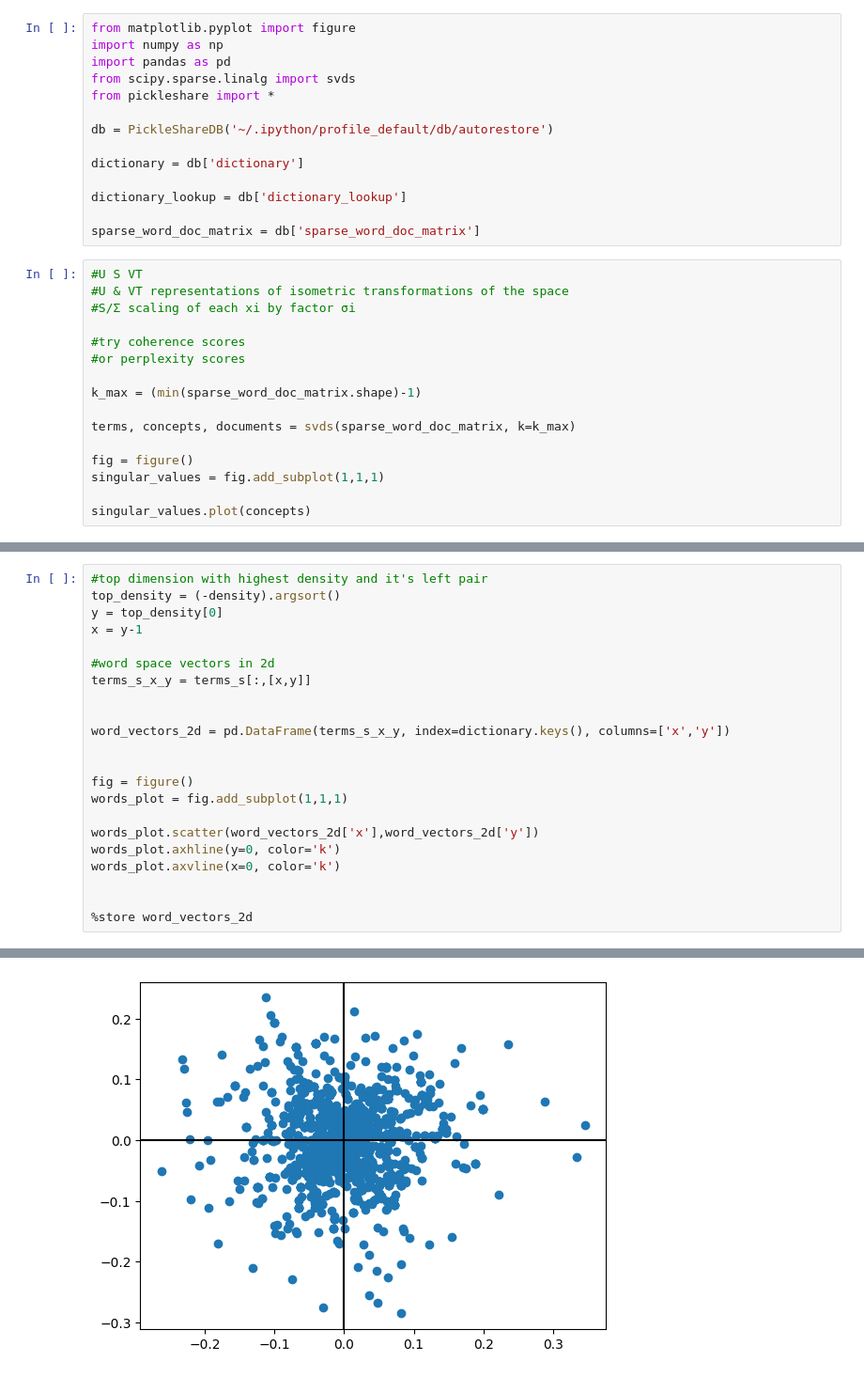
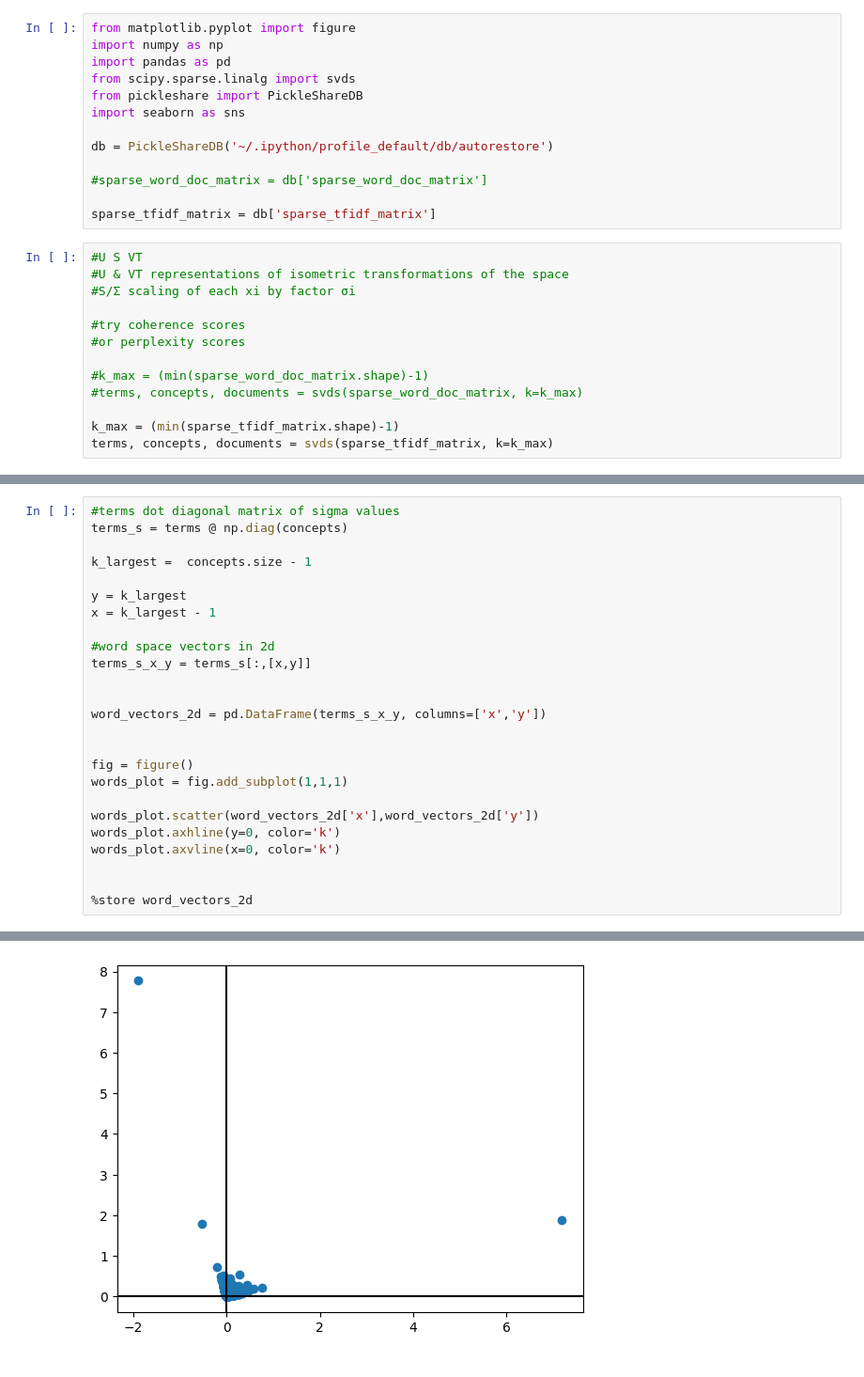
Before and after one commit to Using-Namespace-System/DensePMIWordVectors, a Jupyter notebook: notebooks/latent-symantec-analysis/latent-semantec-analysis.ipynb, the cells around one changed output, grey strips where cells are left out. Shown: that part at 94% size. Saved outputs shown, nothing was run; the diff lists cells and outputs as text.

Commit message:
Beginning PMI word vectors building network of bigrams

```diff
--- a/notebooks/latent-symantec-analysis/latent-semantec-analysis.ipynb
+++ b/notebooks/latent-symantec-analysis/latent-semantec-analysis.ipynb
@@ -3,15 +3,14 @@ from matplotlib.pyplot import figure
 import numpy as np
 import pandas as pd
 from scipy.sparse.linalg import svds
-from pickleshare import *
+from pickleshare import PickleShareDB
+import seaborn as sns
 
 db = PickleShareDB('~/.ipython/profile_default/db/autorestore')
 
-dictionary = db['dictionary']
+#sparse_word_doc_matrix = db['sparse_word_doc_matrix']
 
-dictionary_lookup = db['dictionary_lookup']
-
-sparse_word_doc_matrix = db['sparse_word_doc_matrix']
+sparse_tfidf_matrix = db['sparse_tfidf_matrix']
 # %%
 #U S VT
 #U & VT representations of isometric transformations of the space
@@ -20,11 +19,8 @@ sparse_word_doc_matrix = db['sparse_word_doc_matrix']
 #try coherence scores
 #or perplexity scores
 
-k_max = (min(sparse_word_doc_matrix.shape)-1)
+#k_max = (min(sparse_word_doc_matrix.shape)-1)
+#terms, concepts, documents = svds(sparse_word_doc_matrix, k=k_max)
 
-terms, concepts, documents = svds(sparse_word_doc_matrix, k=k_max)
-
-fig = figure()
-singular_values = fig.add_subplot(1,1,1)
-
-singular_values.plot(concepts)
+k_max = (min(sparse_tfidf_matrix.shape)-1)
+terms, concepts, documents = svds(sparse_tfidf_matrix, k=k_max)
@@ -60,25 +46,28 @@ density_fig.plot(density)
 # %%
-#top dimension with highest density and it's left pair
-top_density = (-density).argsort()
-y = top_density[0]
-x = y-1
+#terms dot diagonal matrix of sigma values
+terms_s = terms @ np.diag(concepts)
+
+k_largest =  concepts.size - 1
+
+y = k_largest
+x = k_largest - 1
 
 #word space vectors in 2d
 terms_s_x_y = terms_s[:,[x,y]]
 
 
-word_vectors_2d = pd.DataFrame(terms_s_x_y, index=dictionary.keys(), columns=['x','y'])
+word_vectors_2d = pd.DataFrame(terms_s_x_y, columns=['x','y'])
 
 
 fig = figure()
 words_plot = fig.add_subplot(1,1,1)
 
 words_plot.scatter(word_vectors_2d['x'],word_vectors_2d['y'])
 words_plot.axhline(y=0, color='k')
 words_plot.axvline(x=0, color='k')
 
 
 %store word_vectors_2d
 # %% [output]
 Stored 'word_vectors_2d' (DataFrame)
-[figure, old version]
+[figure, new version]
```
Also changed, not shown: parts of 4 cells of this notebook, 7 other files.
